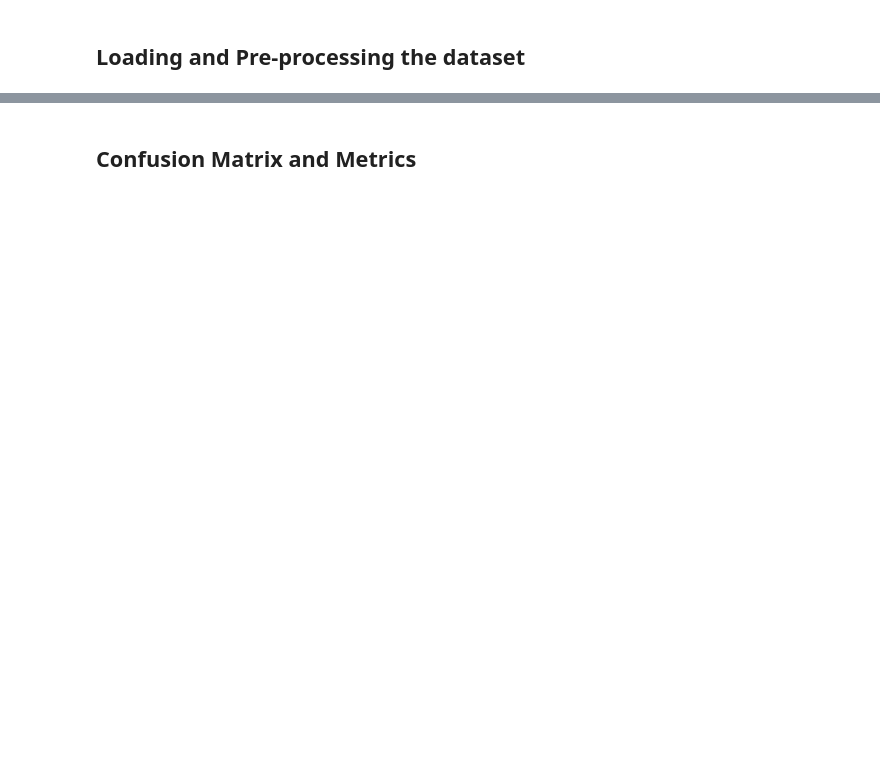
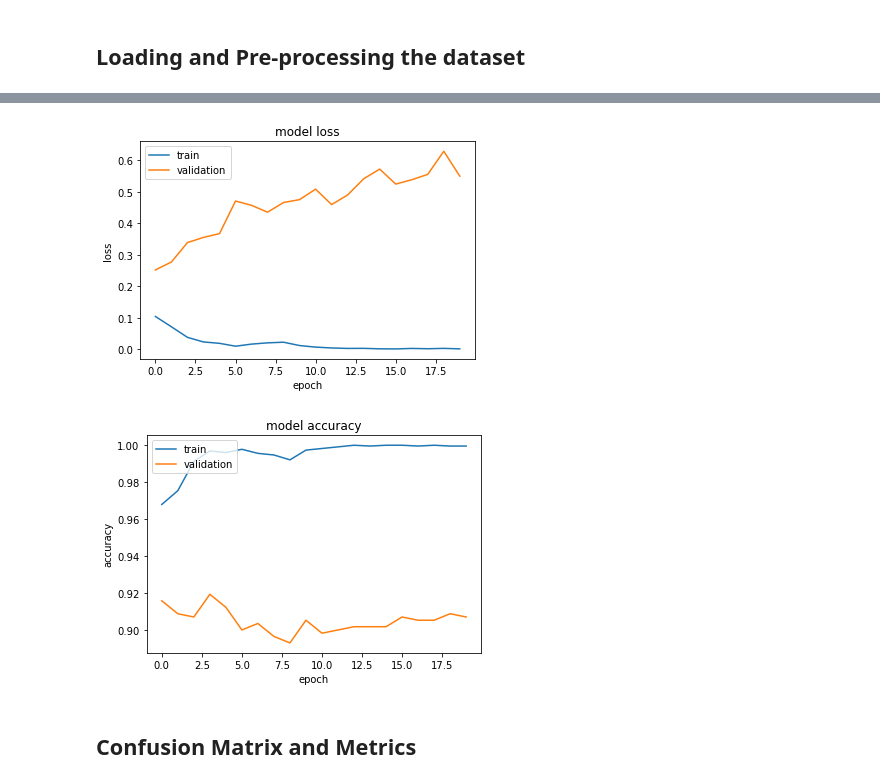
Before and after one commit to kamilszymczak/dissertation, a Jupyter notebook: ml/convnet.ipynb, the cells around one changed output, grey strips where cells are left out. Cells and saved outputs as stored; diff of their text form; code cells hidden in the pictures; blank space fills up the shorter version.

```diff
--- a/ml/convnet.ipynb
+++ b/ml/convnet.ipynb
@@ -197,7 +220,7 @@ merged = Dense(256, activation='relu')(merged)
 merged = Dense(1, kernel_regularizer=regularizers.l2(0.01))(merged)
 output = Activation('sigmoid')(merged)
 model = Model(inputs=[tweet_input], outputs=[output])
-model.compile(loss='hinge',
+model.compile(loss='categorical_hinge',
               optimizer='adadelta',
               metrics=['accuracy'])
 model.fit(X_train, y_train, validation_data=(X_test, y_test), epochs=3, batch_size=32, verbose=2)
@@ -498,0 +326,3 @@ RuntimeError: Too many failed attempts to build model.
+# %%
+best_model = tuner.get_best_models(num_models=1)[0]
+best_model.evaluate(X_test, y_test)
@@ -498,0 +340,2 @@ RuntimeError: Too many failed attempts to build model.
+# %%
+fit_obj = best_model.fit(X_train, y_train, validation_data=(X_test, y_test), epochs=20, batch_size=32, verbose=2)
@@ -499,2 +360,8 @@ RuntimeError: Too many failed attempts to build model.
+# %%
+gh.model_loss(fit_obj)
+gh.model_accuracy(fit_obj)
+# %% [output]
+[figure, added]
+[figure, added]
 # %% [markdown]
 ## Confusion Matrix and Metrics
```
Also changed, not shown: parts of 20 cells of this notebook.
